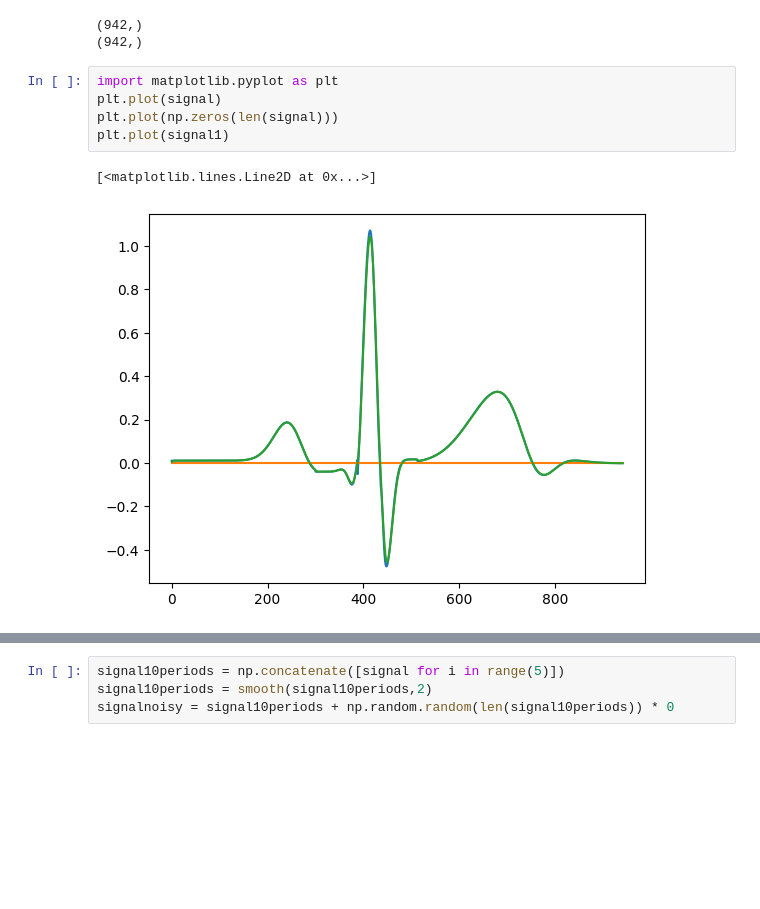
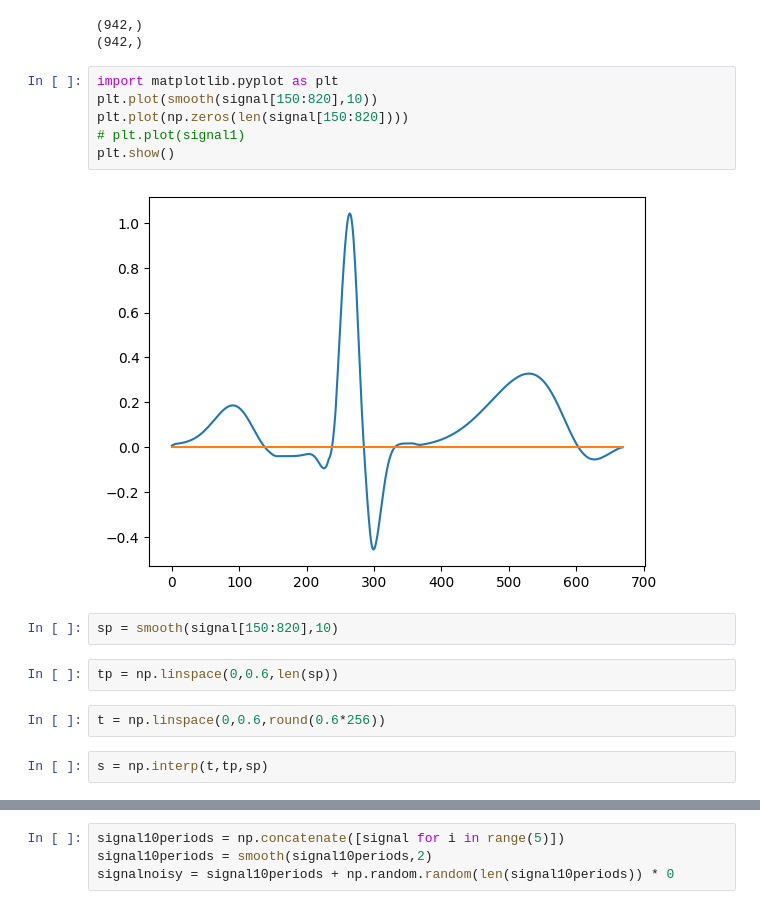
Before and after one commit to wprusak/ECG_simulator, a Jupyter notebook: ecg_v1.ipynb, the cells around one changed output, grey strips where cells are left out. Cells and saved outputs as stored; diff of their text form; blank space fills up the shorter version.

```diff
--- a/ecg_v1.ipynb
+++ b/ecg_v1.ipynb
@@ -27,9 +27,17 @@ print(signal1.shape)
 (942,)
 # %%
 import matplotlib.pyplot as plt
-plt.plot(signal)
-plt.plot(np.zeros(len(signal)))
-plt.plot(signal1)
+plt.plot(smooth(signal[150:820],10))
+plt.plot(np.zeros(len(signal[150:820])))
+# plt.plot(signal1)
+plt.show()
 # %% [output]
-[<matplotlib.lines.Line2D at 0x...>]
-[figure, old version]
+[figure, new version]
+# %%
+sp = smooth(signal[150:820],10)
+# %%
+tp = np.linspace(0,0.6,len(sp))
+# %%
+t = np.linspace(0,0.6,round(0.6*256))
+# %%
+s = np.interp(t,tp,sp)
```
Also changed, not shown: parts of 12 cells of this notebook, 1 other file.
